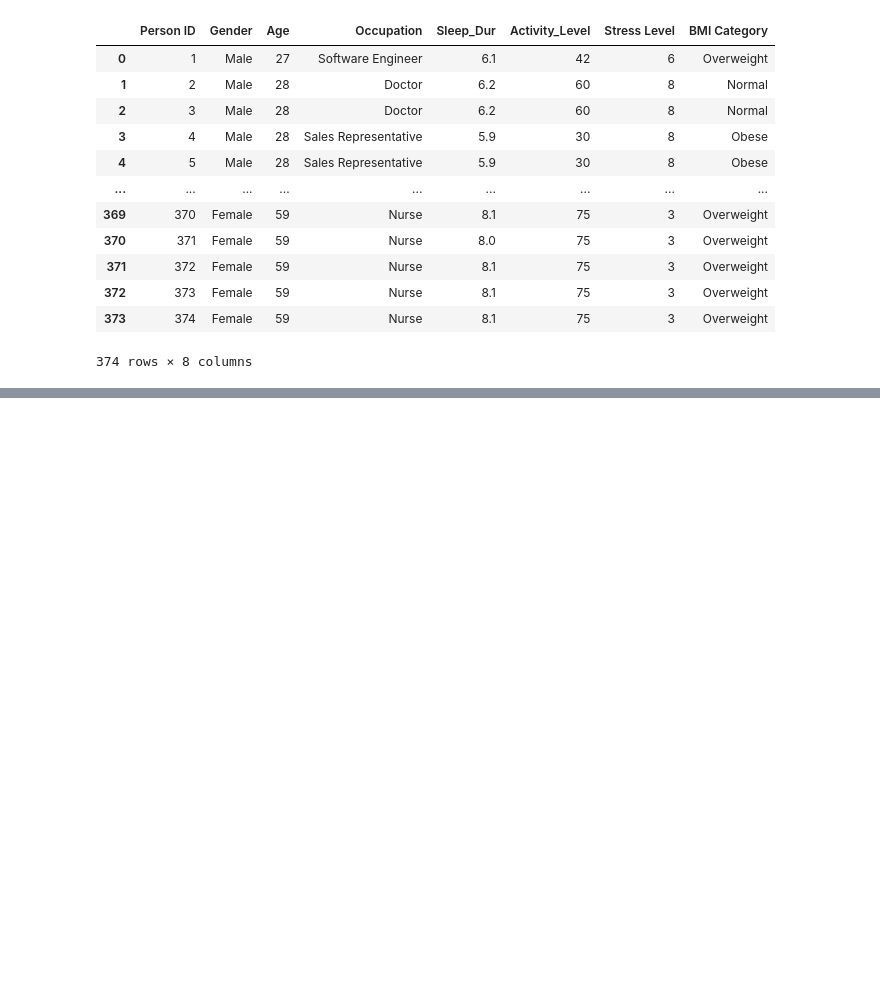
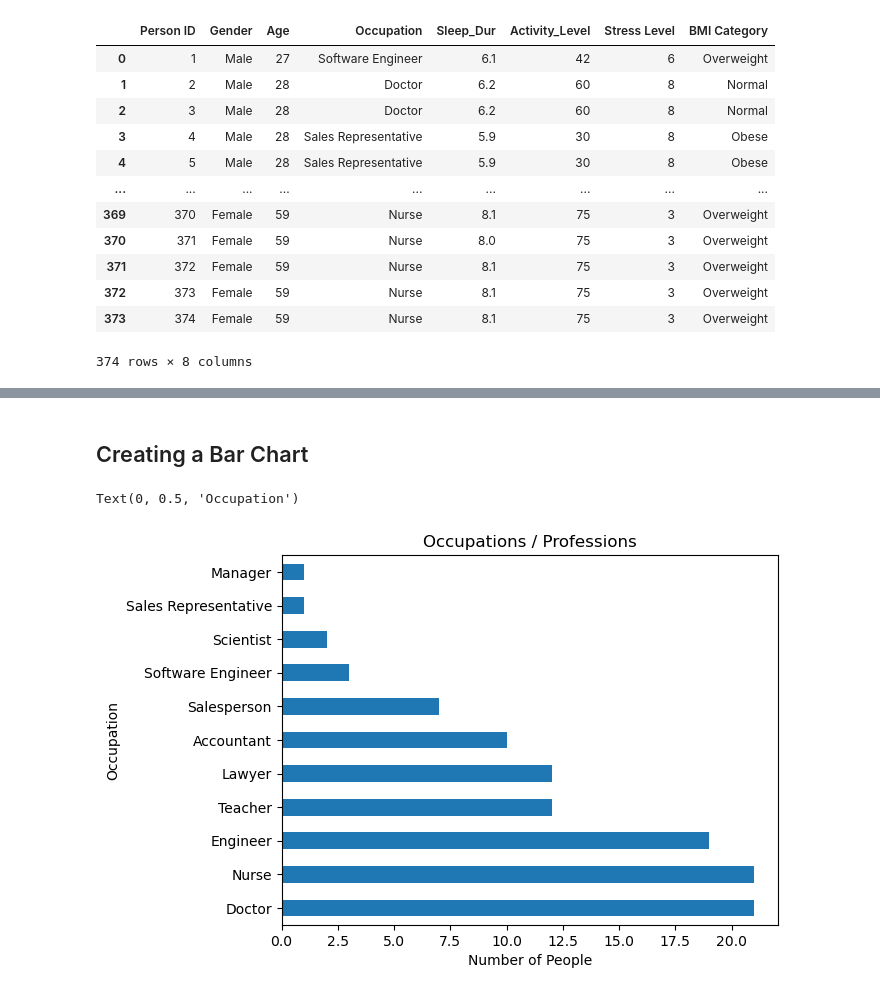
Before and after one commit to borisgeorgievv-dotcom/Exploratory-Data-Analysis-with-Pandas-Python, a Jupyter notebook: Sleep_Lifestyle_Dataset_from_Kaggle.ipynb, the cells around one changed output, grey strips where cells are left out. Drawn from its saved outputs; the diff is of its cells as text; code cells hidden in the pictures; blank space fills up the shorter version.

```diff
--- a/Sleep_Lifestyle_Dataset_from_Kaggle.ipynb
+++ b/Sleep_Lifestyle_Dataset_from_Kaggle.ipynb
@@ -105,0 +156,3 @@ sl_data_short
+# %%
+sl_data_short = sl_data_short.loc[~sl_data_short.duplicated(subset=['Gender', 'Age', 'Occupation', 'Sleep_Dur','Activity_Level', 'Stress Level', 'BMI Category'])]
+sl_data_short
@@ -105,0 +218,11 @@ sl_data_short
+# %% [markdown]
+## Creating a Bar Chart
+# %%
+ax = sl_data_short['Occupation'].value_counts() \
+    .plot(kind='barh', title = 'Occupations / Professions')
+
+ax.set_xlabel('Number of People')
+ax.set_ylabel('Occupation')
+# %% [output]
+Text(0, 0.5, 'Occupation')
+[figure, added]
```
Also changed, not shown: parts of 24 cells of this notebook.
